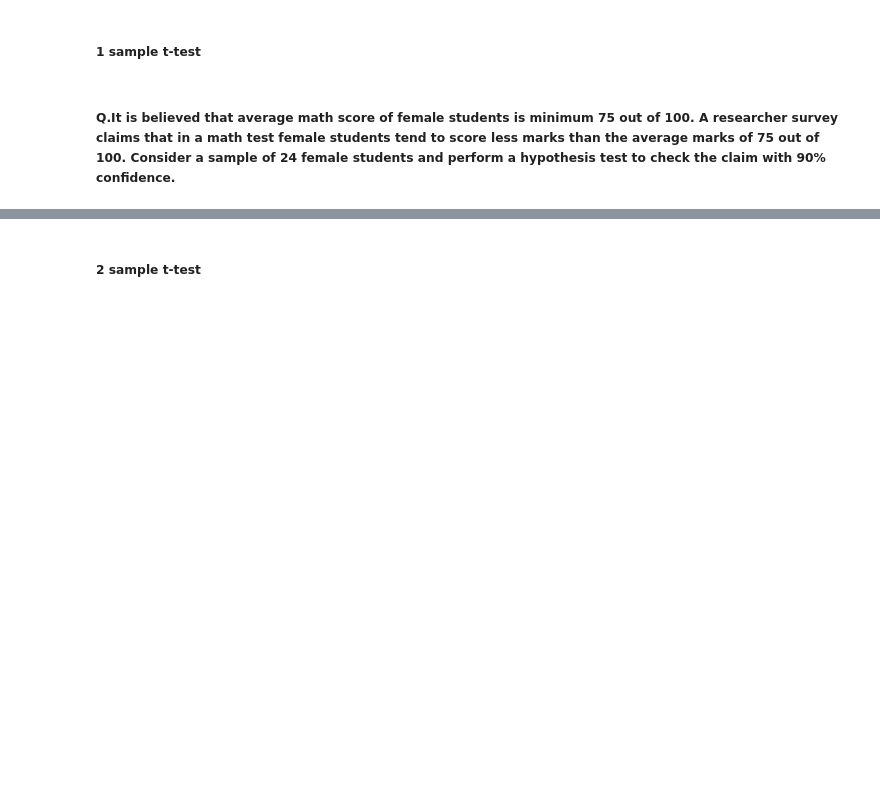
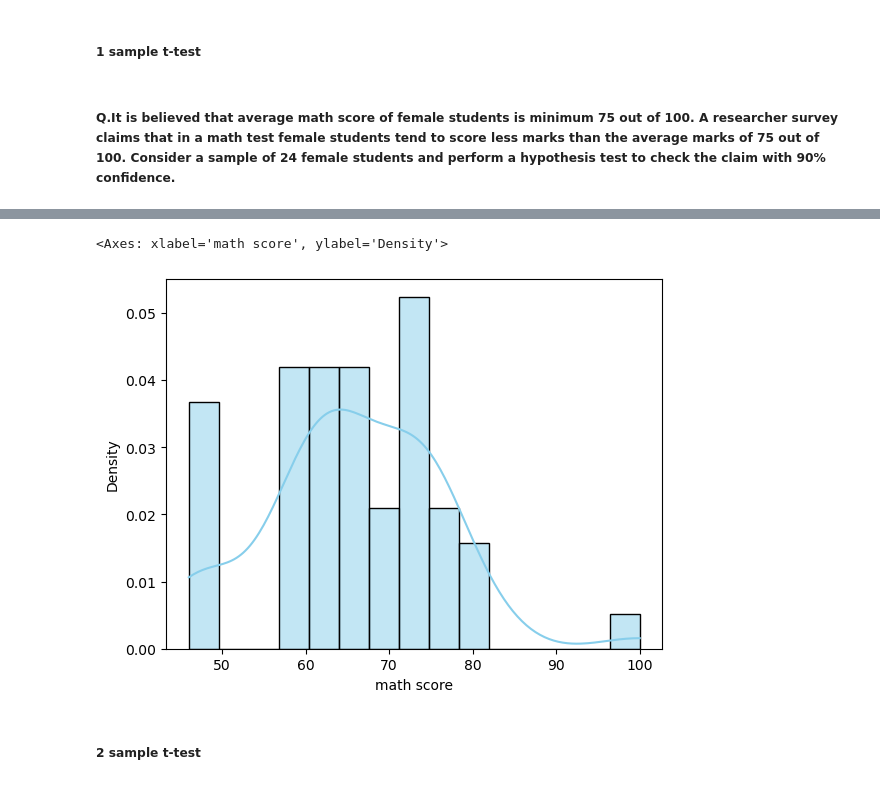
Before and after one commit to Shlok-007-in/Data-Science-Practice, a Jupyter notebook: week-6-EDA & Stats/EDA&STATS Notebook File-3.ipynb, the cells around one changed output, grey strips where cells are left out. Saved outputs shown, nothing was run; the diff lists cells and outputs as text; code cells hidden in the pictures; blank space fills up the shorter version.

```diff
--- a/week-6-EDA & Stats/EDA&STATS Notebook File-3.ipynb
+++ b/week-6-EDA & Stats/EDA&STATS Notebook File-3.ipynb
@@ -360,3 +372,8 @@ df = pd.read_csv('mathscore_1ttest.csv')
+# %%
+sns.histplot(df['math score'], bins=15, kde=True, stat="density", color='skyblue')
+# %% [output]
+<Axes: xlabel='math score', ylabel='Density'>
+[figure, added]
 # %% [markdown]
 ##### 2 sample t-test
 # %% [markdown]
```
Also changed, not shown: parts of 1 cell of this notebook.
